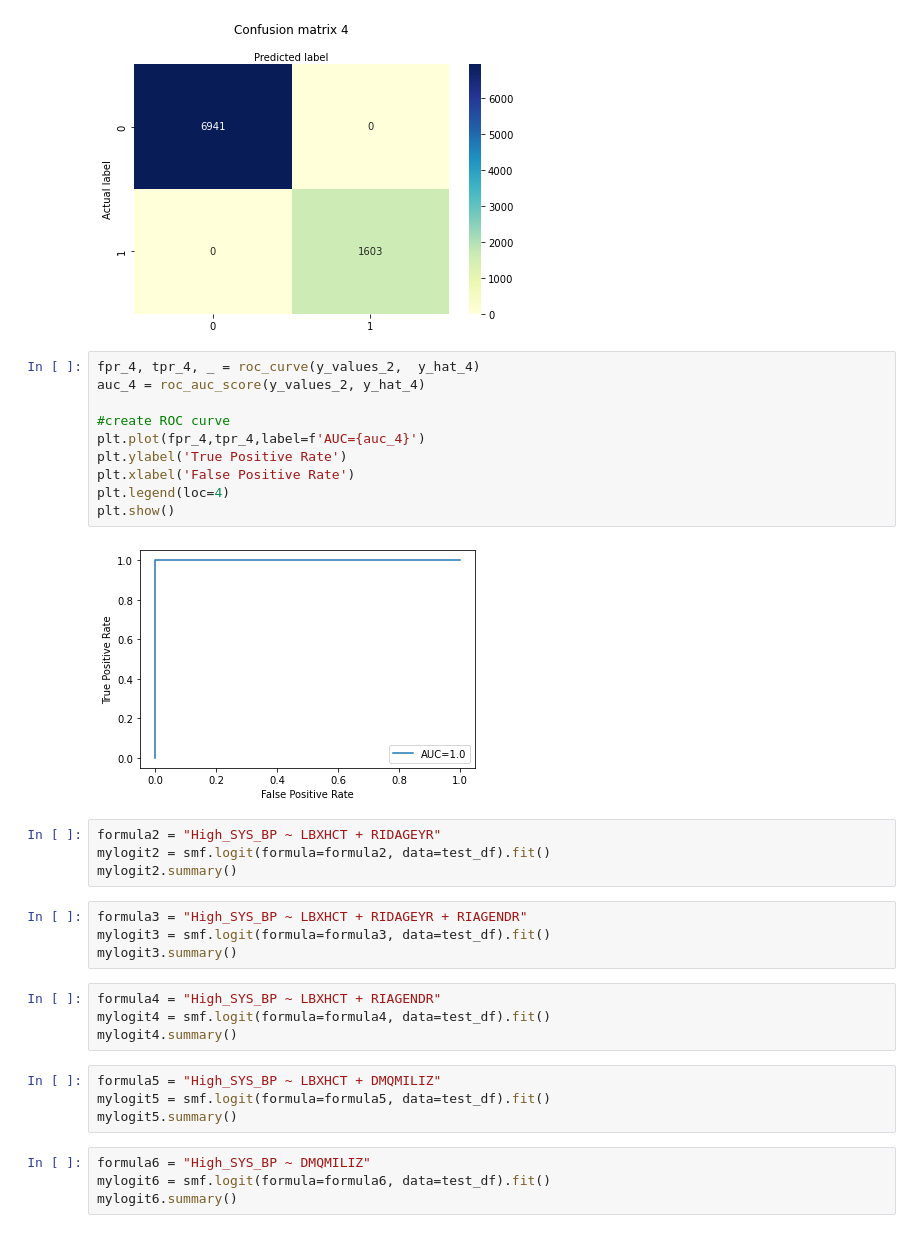
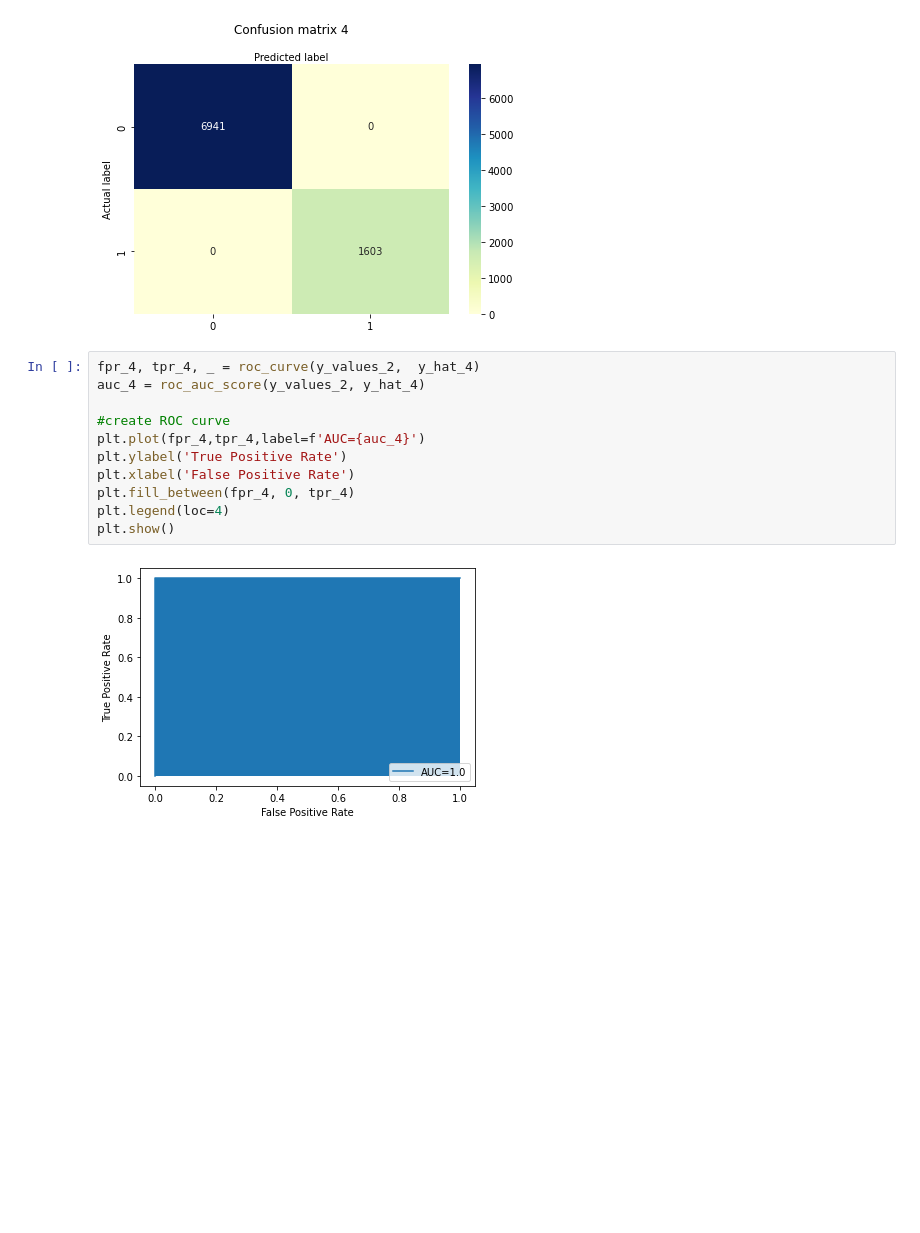
Before and after one commit to noodleybroodley/Final-Capstone, a Jupyter notebook: notebooks/test.ipynb, the cells around one changed output. Drawn from its saved outputs; the diff is of its cells as text; blank space fills up the shorter version.

```diff
--- a/notebooks/test.ipynb
+++ b/notebooks/test.ipynb
@@ -371,32 +366,13 @@ Recall:  1.0
 # %%
 fpr_4, tpr_4, _ = roc_curve(y_values_2,  y_hat_4)
 auc_4 = roc_auc_score(y_values_2, y_hat_4)
 
 #create ROC curve
 plt.plot(fpr_4,tpr_4,label=f'AUC={auc_4}')
 plt.ylabel('True Positive Rate')
 plt.xlabel('False Positive Rate')
+plt.fill_between(fpr_4, 0, tpr_4)
 plt.legend(loc=4)
 plt.show()
 # %% [output]
-[figure, old version]
+[figure, new version]
-# %%
-formula2 = "High_SYS_BP ~ LBXHCT + RIDAGEYR"
-mylogit2 = smf.logit(formula=formula2, data=test_df).fit()
-mylogit2.summary()
-# %%
-formula3 = "High_SYS_BP ~ LBXHCT + RIDAGEYR + RIAGENDR"
-mylogit3 = smf.logit(formula=formula3, data=test_df).fit()
-mylogit3.summary()
-# %%
-formula4 = "High_SYS_BP ~ LBXHCT + RIAGENDR"
-mylogit4 = smf.logit(formula=formula4, data=test_df).fit()
-mylogit4.summary()
-# %%
-formula5 = "High_SYS_BP ~ LBXHCT + DMQMILIZ"
-mylogit5 = smf.logit(formula=formula5, data=test_df).fit()
-mylogit5.summary()
-# %%
-formula6 = "High_SYS_BP ~ DMQMILIZ"
-mylogit6 = smf.logit(formula=formula6, data=test_df).fit()
-mylogit6.summary()
```
Also changed, not shown: parts of 14 cells of this notebook, 2 other files.
